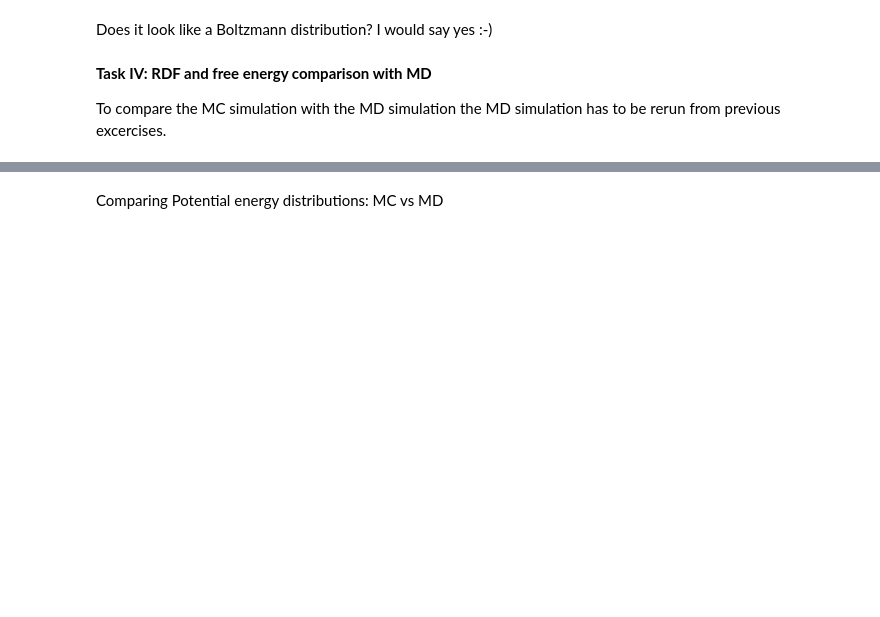
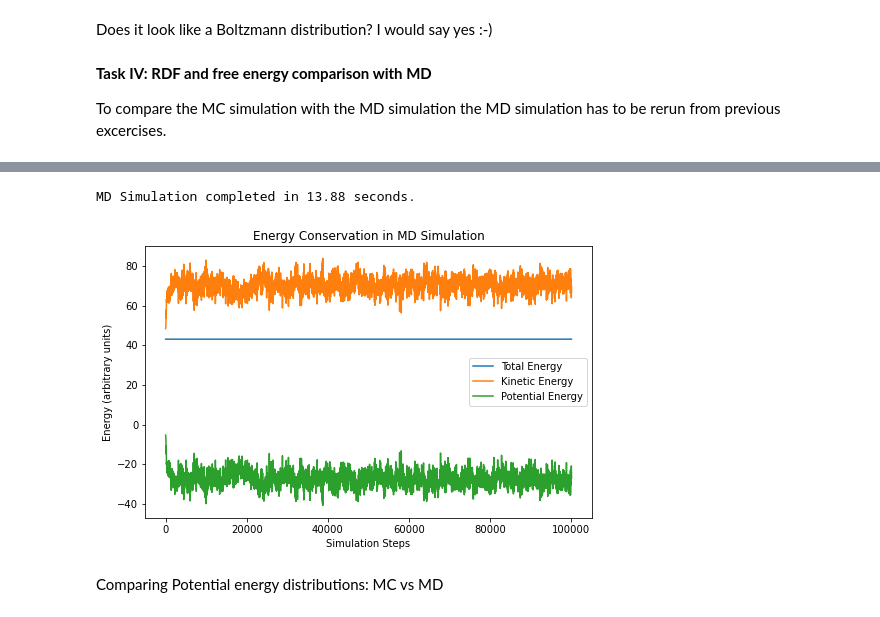
Before and after one commit to fsonak/VL_CCS, a Jupyter notebook: week_7.ipynb, the cells around one changed output, grey strips where cells are left out. Cells and saved outputs as stored; diff of their text form; code cells hidden in the pictures; blank space fills up the shorter version.

Commit message:
everything working except for rdf and the free eneregy

```diff
--- a/week_7.ipynb
+++ b/week_7.ipynb
@@ -441,3 +291,59 @@ MD Simulation completed in 8.26 seconds.
+# %%
+# Run the MD simulation, for clarity parameters from the MC simulation is just copied down here
+
+# Parameters for the simulation
+box_size = 5.0  # Box size in nm
+N_particles = 49  # Number of particles
+
+C12 = 9.847044e-3  # Lennard-Jones constant for repulsion kg, nm, ns
+C6 = 6.2647225  # Lennard-Jones constant for attraction kg, nm, ns
+temperature = 293.15  # Temperature in K
+step_shift = 0.01  # Random displacement step size in nm
+steps = 100000  # Total Monte Carlo steps
+record_interval = 20  # Save trajectory every 20 steps
+mass = 1.0
+time_step = 0.001
+
+# Test parameters
+box_size = 5.0  # Box size in nm
+N_particles = 49  # Number of particles
+c12 = 9.847044e-6  # Lennard-Jones constant (repulsion)
+c6 = 6.2647225e-3  # Lennard-Jones constant (attraction)
+time_step = 0.001  # Time step in ns
+n_steps = 100000  # Number of simulation steps
+mass = 1.0  # Mass of particles
+temperature = 293.15  # Temperature in K
+
+
+# Initialize particle positions and velocities
+particles = np.zeros((5, N_particles))  # Mass, x, y, vx, vy
+grid_size = int(np.sqrt(N_particles))  # Number of particles per row/column
+spacing = box_size / grid_size  # Spacing between particles
+x_coords = np.linspace(spacing / 2, box_size - spacing / 2, grid_size)
+y_coords = np.linspace(spacing / 2, box_size - spacing / 2, grid_size)
+x, y = np.meshgrid(x_coords, y_coords)
+particles[1] = x.flatten()[:N_particles]  # x-coordinates
+particles[2] = y.flatten()[:N_particles]  # y-coordinates
+particles[3:5] = np.random.randn(2, N_particles)  # Random initial velocities
+
+# Run the MD simulation
+trajectories_md, energies_md = run_md_simulation(particles, box_size, c12, c6, time_step, n_steps, mass)
+
+# Verify results
+# Plot total energy over time
+plt.figure(figsize=(8, 5))
+total_energy = energies_md[:, 0] + energies_md[:, 1]
+plt.plot(range(n_steps), total_energy, label="Total Energy")
+plt.plot(range(n_steps), energies_md[:, 0], label="Kinetic Energy")
+plt.plot(range(n_steps), energies_md[:, 1], label="Potential Energy")
+plt.xlabel("Simulation Steps")
+plt.ylabel("Energy (arbitrary units)")
+plt.title("Energy Conservation in MD Simulation")
+plt.legend()
+plt.show()
+# %% [output]
+MD Simulation completed in 13.88 seconds.
+[figure, added]
 # %% [markdown]
 Comparing Potential energy distributions: MC vs MD
 # %%
```
Also changed, not shown: parts of 19 cells of this notebook.
